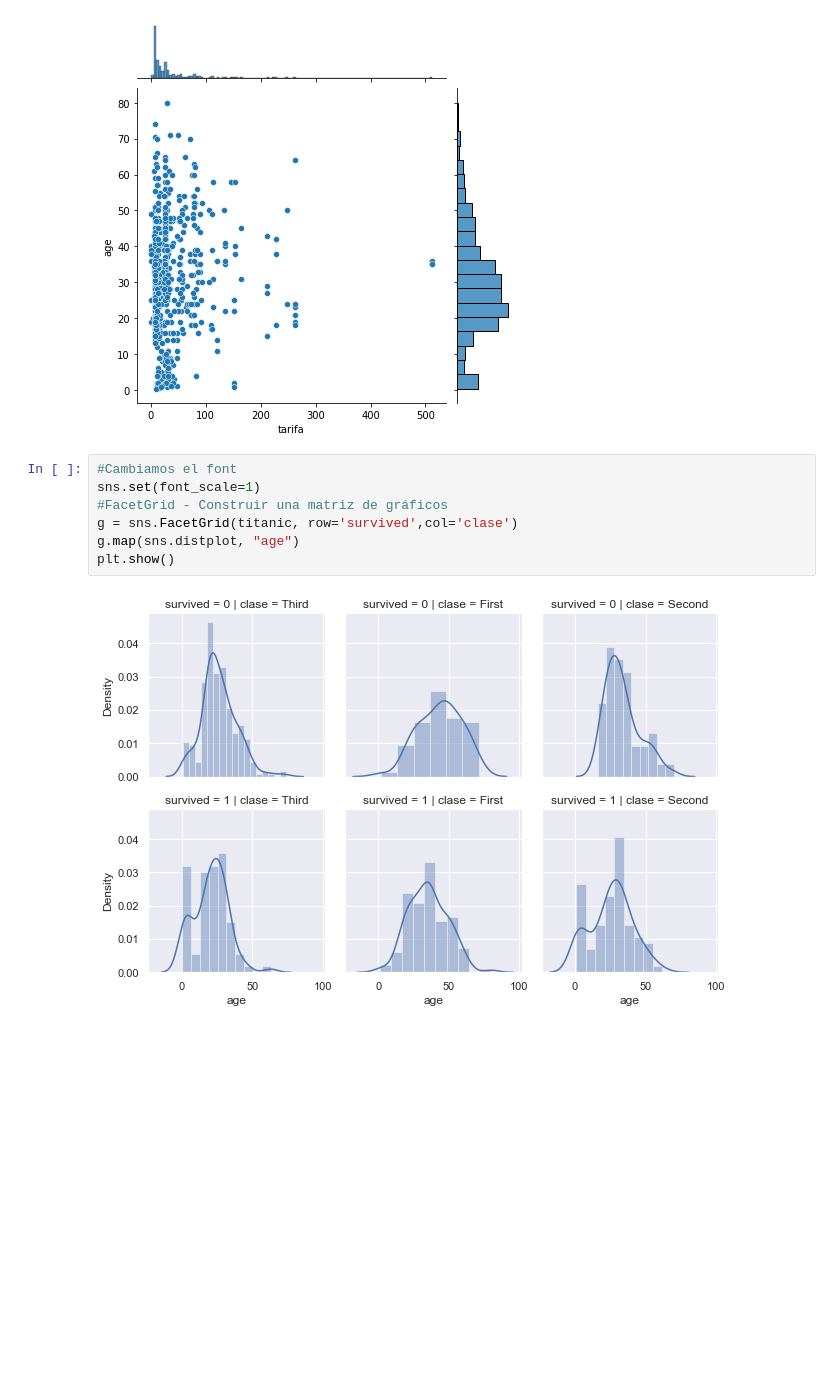
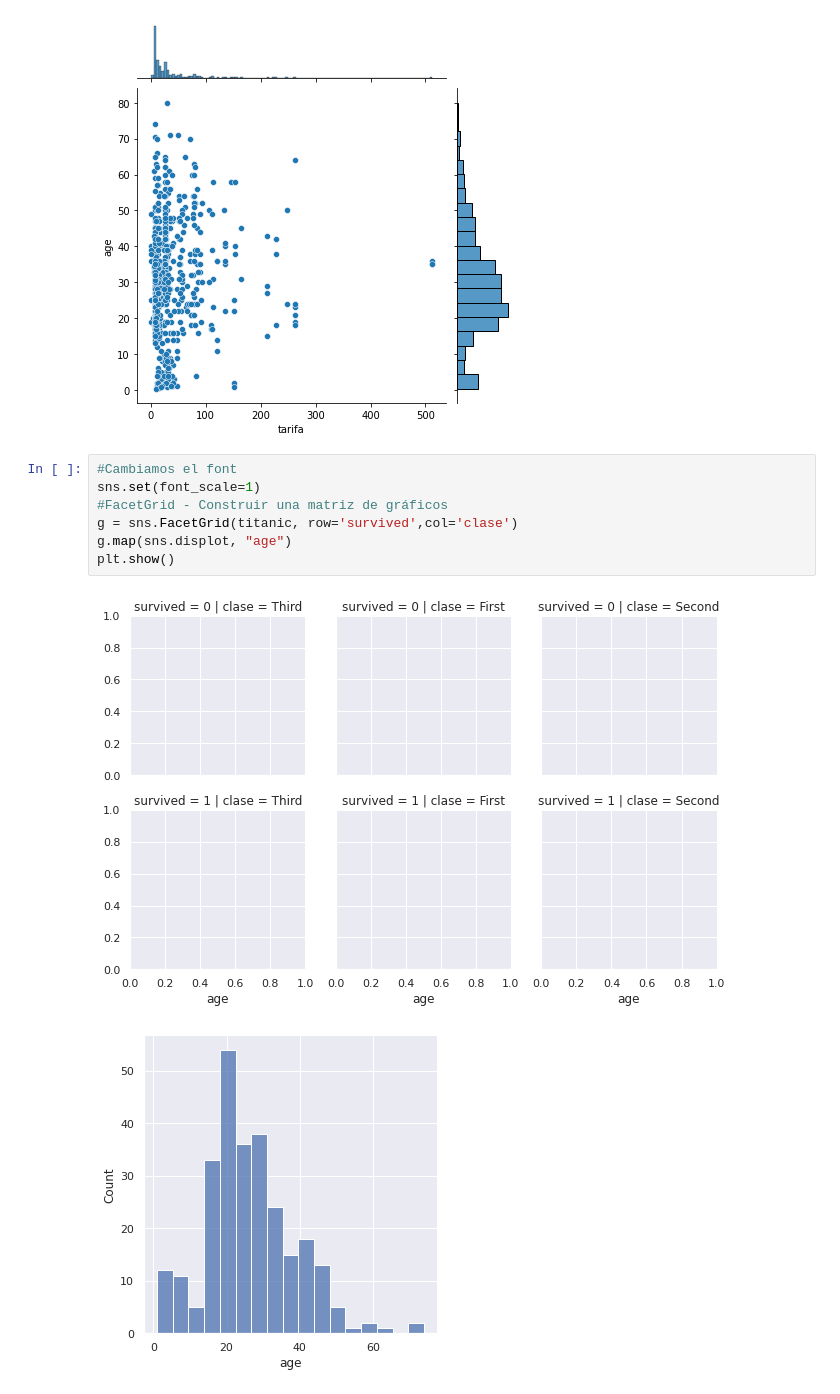
Before and after one commit to Martin-C-Diaz/AG3-08MBID-MARTIN-CARMONA, a Jupyter notebook: AG3_Martin_Carmona.ipynb, the cells around one changed output. Saved outputs shown, nothing was run; the diff lists cells and outputs as text; blank space fills up the shorter version.

```diff
--- a/AG3_Martin_Carmona.ipynb
+++ b/AG3_Martin_Carmona.ipynb
@@ -118,9 +118,10 @@ sns.jointplot(x='tarifa',y='age',data=titanic)
 # %%
 #Cambiamos el font
 sns.set(font_scale=1)
 #FacetGrid - Construir una matriz de gráficos
 g = sns.FacetGrid(titanic, row='survived',col='clase')
-g.map(sns.distplot, "age")
+g.map(sns.displot, "age")
 plt.show()
 # %% [output]
-[figure, old version]
+[figure, new version]
+[figure, added]
```
Also changed, not shown: parts of 8 cells of this notebook.
